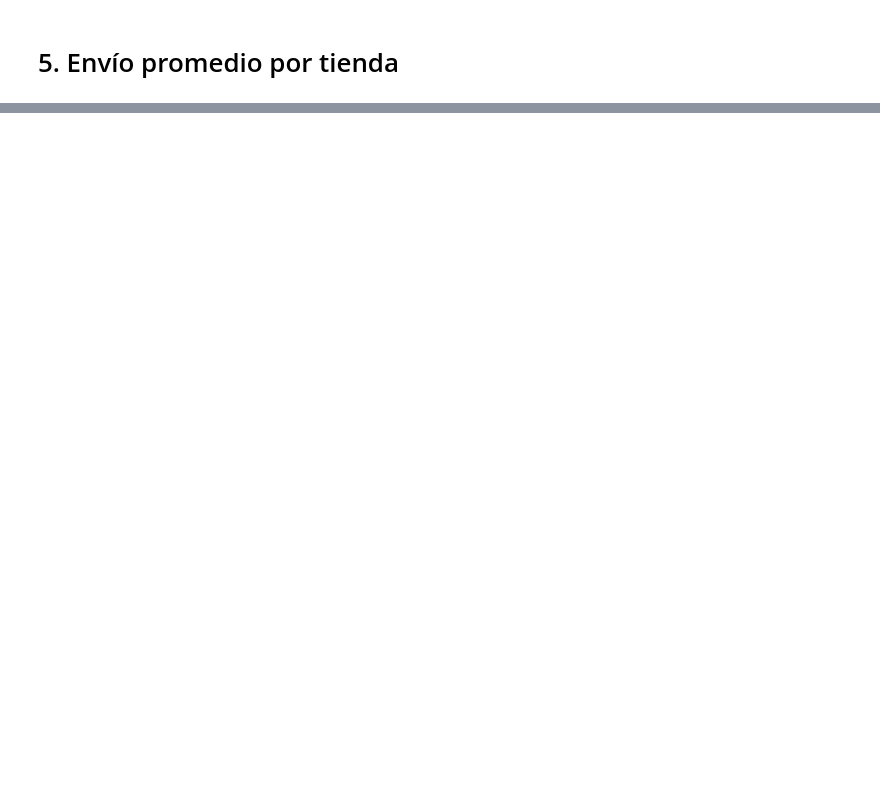
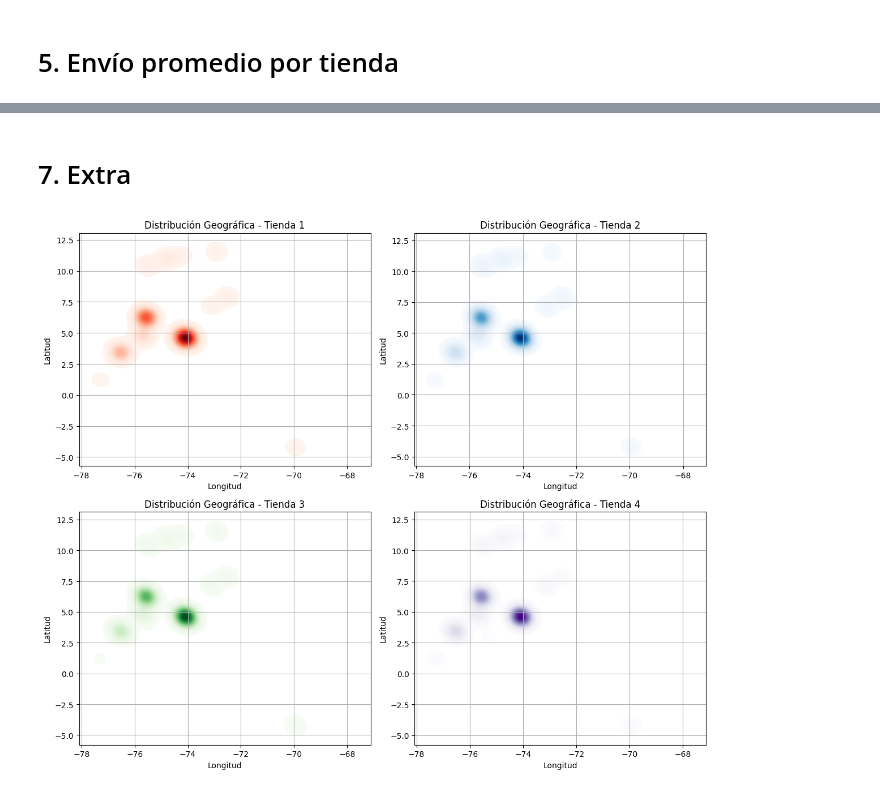
Before and after one commit to DMaraboli/Challenge-Alura-Store, a Jupyter notebook: AluraStoreLatam.ipynb, the cells around one changed output, grey strips where cells are left out. Drawn from its saved outputs; the diff is of its cells as text; code cells hidden in the pictures; blank space fills up the shorter version.

```diff
--- a/AluraStoreLatam.ipynb
+++ b/AluraStoreLatam.ipynb
@@ -91,11 +137,16 @@ print(conteo_producto_t4)
 # %%
-conteos = [conteo_producto_t1, conteo_producto_t2, conteo_producto_t3, conteo_producto_t4]
+conteo_categoria_t1 = conteos(tienda,'Categoría del Producto')
+conteo_categoria_t2 = conteos(tienda2,'Categoría del Producto')
+conteo_categoria_t3 = conteos(tienda3,'Categoría del Producto')
+conteo_categoria_t4 = conteos(tienda4,'Categoría del Producto')
+
+conteos_categoria = [conteo_categoria_t1, conteo_categoria_t2, conteo_categoria_t3, conteo_categoria_t4]
 titulos = ['Ventas por Categoría: Tienda 1', 'Ventas por Categoría: Tienda 2', 'Ventas por Categoría: Tienda 3', 'Ventas por Categoría: Tienda 4']
 
 fig, axs = plt.subplots(2, 2, figsize=(10, 8))
 
 for i, ax in enumerate(axs.flat):
-    datos = conteos[i]
+    datos = conteos_categoria[i]
     ax.pie(datos.values(), labels=datos.keys(), autopct='%1.1f%%')
     ax.set_title(titulos[i])
 
@@ -111,0 +267,27 @@ plt.show()
+# %% [markdown]
+# 7. Extra
+# %%
+import seaborn as sns
+
+nombres_tiendas = ['Tienda 1', 'Tienda 2', 'Tienda 3', 'Tienda 4']
+colores = ['Reds', 'Blues', 'Greens', 'Purples']
+
+fig, axs = plt.subplots(2, 2, figsize=(12, 10))
+
+for ax, tienda_nombre, cmap in zip(axs.flat, nombres_tiendas, colores):
+    subset = tiendas_unidas[tiendas_unidas['Tienda'] == tienda_nombre]
+
+    sns.kdeplot(
+        data=subset, x='lon', y='lat',
+        fill=True, cmap=cmap, bw_adjust=0.8, levels=100, thresh=0.05, ax=ax
+    )
+
+    ax.set_title(f'Distribución Geográfica - {tienda_nombre}')
+    ax.set_xlabel('Longitud')
+    ax.set_ylabel('Latitud')
+    ax.grid(True)
+
+plt.tight_layout()
+plt.show()
+# %% [output]
+[figure, added]
```
Also changed, not shown: parts of 14 cells of this notebook.
